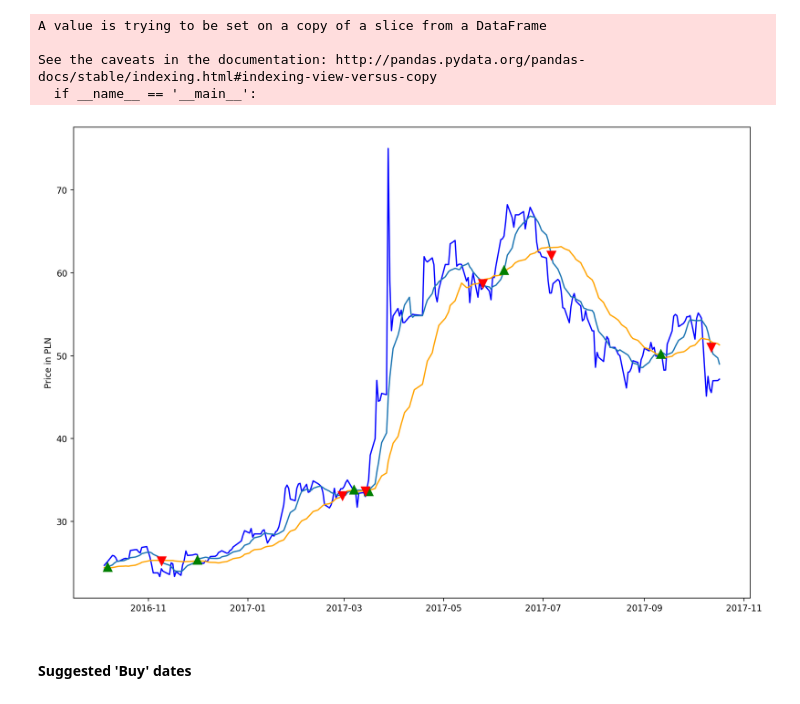
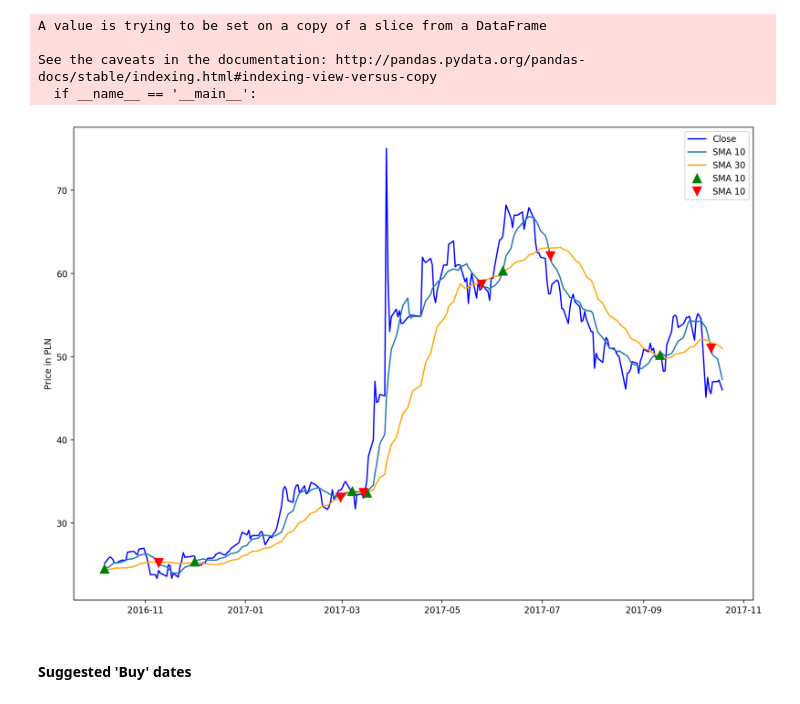
Before and after one commit to mariuszrokita/money-machine, a Jupyter notebook: Notebooks/Single stock - analysis.ipynb, the cells around one changed output. Cells and saved outputs as stored; diff of their text form; code cells hidden in the pictures.

```diff
--- a/Notebooks/Single stock - analysis.ipynb
+++ b/Notebooks/Single stock - analysis.ipynb
@@ -135,28 +135,30 @@ See the caveats in the documentation: http://pandas.pydata.org/pandas-docs/stabl
 # %%
 recent_stock = stock.tail(260);
 
 fig = plt.figure(figsize=(14,10), dpi=200);
 fig.patch.set_facecolor('white');     # Set the outer colour to white
 ax1 = fig.add_subplot(111, ylabel='Price in PLN');
 
 #stock['Close'].tail(260).plot(ax=ax1, color='r');
 #stock[[f'SMA {sma_1}', f'SMA {sma_2}']].tail(260).plot(ax=ax1);
 
 ax1.plot(recent_stock['Close'], color='blue')
 ax1.plot(recent_stock[f'SMA {sma_1}'])
 ax1.plot(recent_stock[f'SMA {sma_2}'], color='orange')
 
 # Plot the "buy" trades
 ax1.plot(recent_stock[recent_stock["positions"] == 1.0].index,
          recent_stock[f'SMA {sma_1}'][recent_stock["positions"] == 1.0],
          '^', markersize=10, color='g');
 
 # Plot the "sell" trades
 ax1.plot(recent_stock[recent_stock["positions"] == -1.0].index,
          recent_stock[f'SMA {sma_1}'][recent_stock['positions'] == -1.0],
          'v', markersize=10, color='r');
+
+ax1.legend();
 # %% [output]
-[figure, old version]
+[figure, new version]
 # %% [markdown]
 #### Suggested 'Buy' dates
 # %%
```
Also changed, not shown: parts of 11 cells of this notebook.
